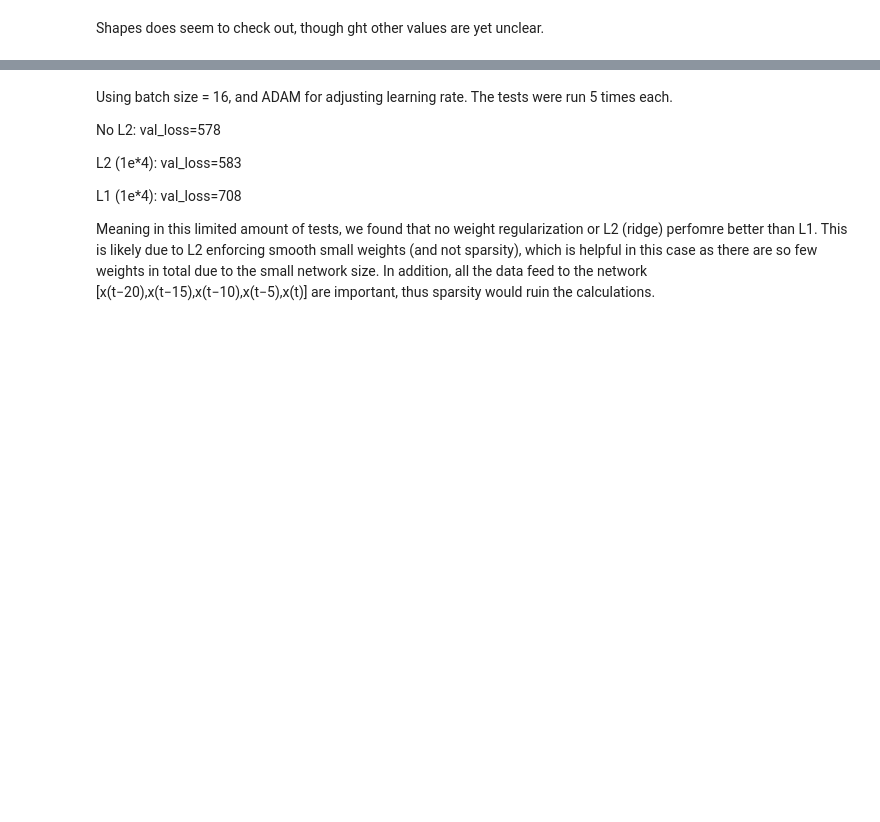
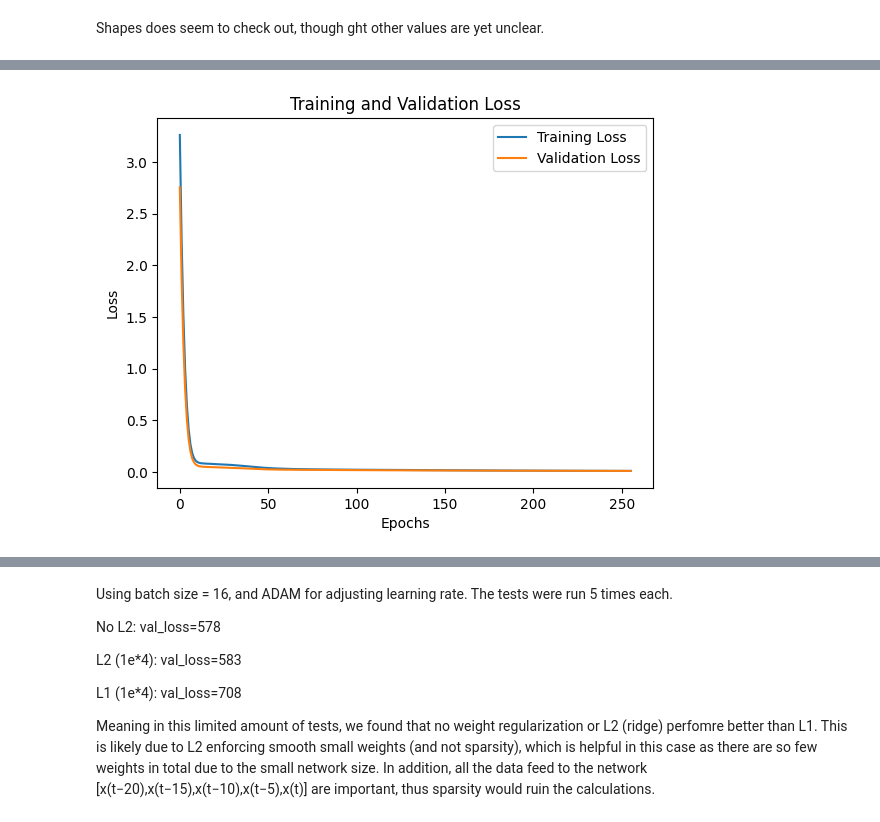
Before and after one commit to Ton3t3/DD2437, a Jupyter notebook: lab_1b/lab_1b_part_two.ipynb, the cells around one changed output, grey strips where cells are left out. Drawn from its saved outputs; the diff is of its cells as text; code cells hidden in the pictures; blank space fills up the shorter version.

```diff
--- a/lab_1b/lab_1b_part_two.ipynb
+++ b/lab_1b/lab_1b_part_two.ipynb
@@ -70,8 +81,6 @@ plt.show()
 Explore the data in order to get a better understanding and
 double check that it is correct.
 '''
-X = get_input(t)
-Y = get_output(t)
 print(X.shape)
 print(Y.shape)
 print(X[:, :5])
@@ -111,8 +121,8 @@ Then we setup the training process with batch learning and
 early stopping in order to prevent overfitting and base it on
 the validation loss.
 '''
-def train_model(model, X_train, Y_train, X_val, Y_val):
-    model.compile(optimizer=Adam(learning_rate=0.001), loss='mse')
+def train_model(model, X_train, Y_train, X_val, Y_val, lr=0.001):
+    model.compile(optimizer=Adam(learning_rate=lr), loss='mse')
     history = model.fit(
         X_train.T,
         Y_train,
@@ -122,7 +132,7 @@ def train_model(model, X_train, Y_train, X_val, Y_val):
         callbacks=[
             EarlyStopping(monitor='val_loss', patience=8, restore_best_weights=True)
         ],
-        verbose=2
+        verbose=0
     )
     return history
 # %%
@@ -145,7 +155,9 @@ evaluating the model on the test set.
 def train_and_evaluate(model, X_train, Y_train, X_val, Y_val, X_test, Y_test):
     history = train_model(model, X_train, Y_train, X_val, Y_val)
     plot_history(history)
+    validation_loss = model.evaluate(X_val.T, Y_val, verbose=0)
     test_loss = model.evaluate(X_test.T, Y_test, verbose=0)
+    print(f'Validation Loss: {validation_loss:.4f}')
     print(f'Test Loss: {test_loss:.4f}')
 # %%
 '''
@@ -156,11 +168,11 @@ Note that were using sigmoid activation for the hidden layer and
 linear activation for the output layer as instructed.
 '''
 model = Sequential([
+    Input(shape=(5,)),
     Dense(
         5,
         activation='sigmoid',
-        kernel_regularizer=l2(1e-4),
-        input_shape=(5,)
+        kernel_regularizer=l2(1e-4)
     ),
     Dense(1, activation='linear')
 ])
@@ -168,0 +179,4 @@ model = Sequential([
+# %%
+train_and_evaluate(model, X_train, Y_train, X_val, Y_val, X_test, Y_test)
+# %% [output]
+[figure, added]
```
Also changed, not shown: parts of 17 cells of this notebook.
